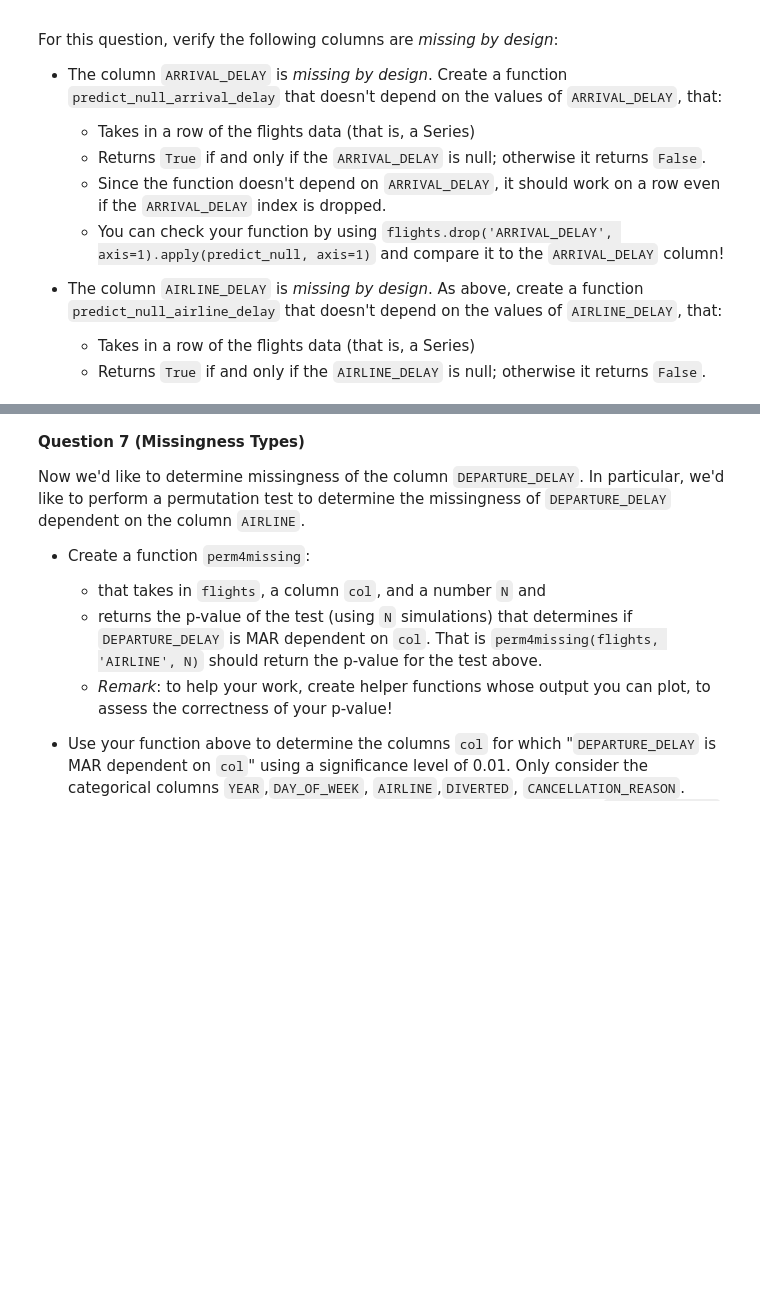
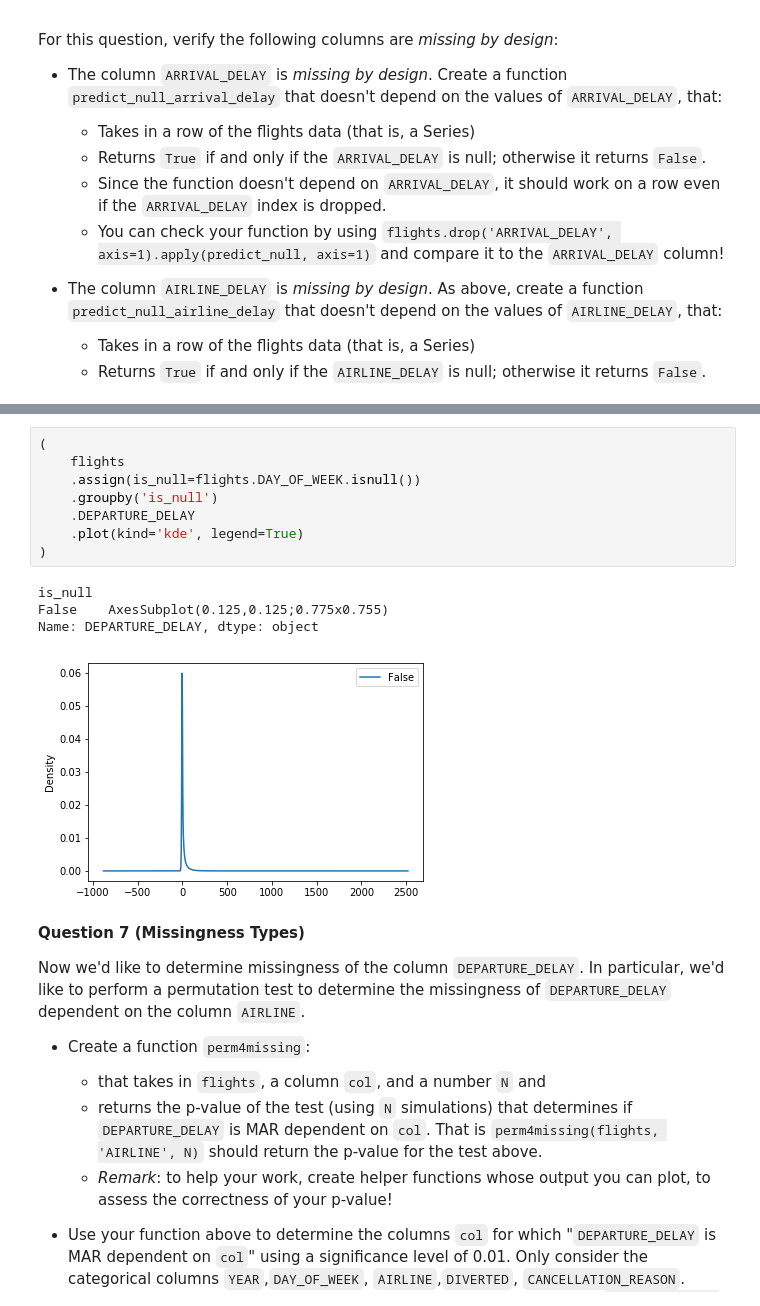
Before and after one commit to Zetroc99/DSC_80, a Jupyter notebook: projects/02/project02.ipynb, the cells around one changed output, grey strips where cells are left out. Saved outputs shown, nothing was run; the diff lists cells and outputs as text; blank space fills up the shorter version.

```diff
--- a/projects/02/project02.ipynb
+++ b/projects/02/project02.ipynb
@@ -301,3 +295,16 @@ dtype: float64
+# %%
+(
+    flights
+    .assign(is_null=flights.DAY_OF_WEEK.isnull())
+    .groupby('is_null')
+    .DEPARTURE_DELAY
+    .plot(kind='kde', legend=True)
+)
+# %% [output]
+is_null
+False    AxesSubplot(0.125,0.125;0.775x0.755)
+Name: DEPARTURE_DELAY, dtype: object
+[figure, added]
 # %% [markdown]
 **Question 7 (Missingness Types)**
 
```
Also changed, not shown: parts of 17 cells of this notebook, 1 other file.
